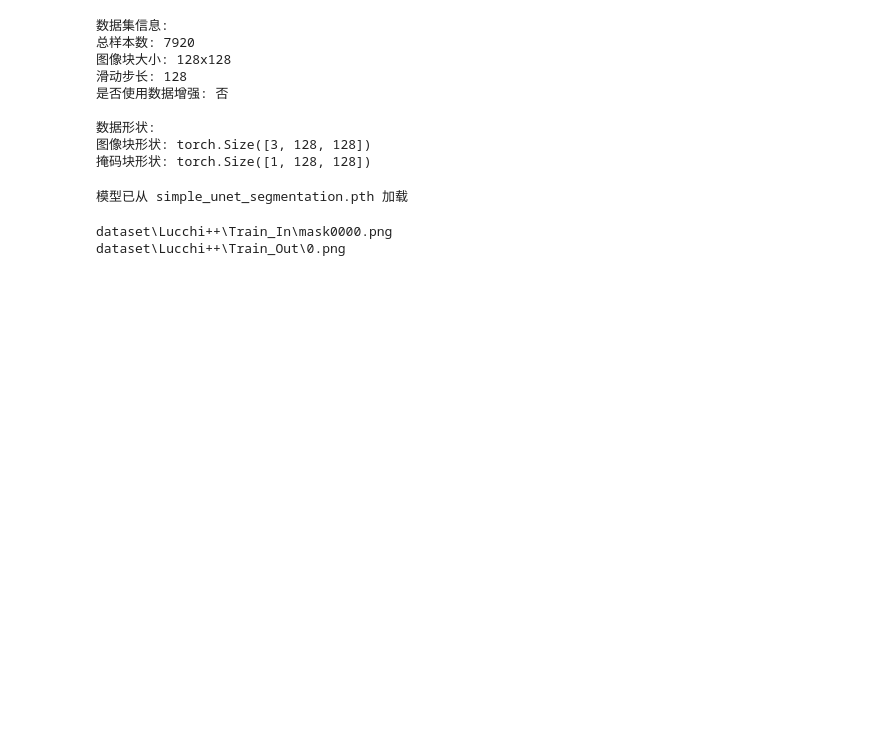
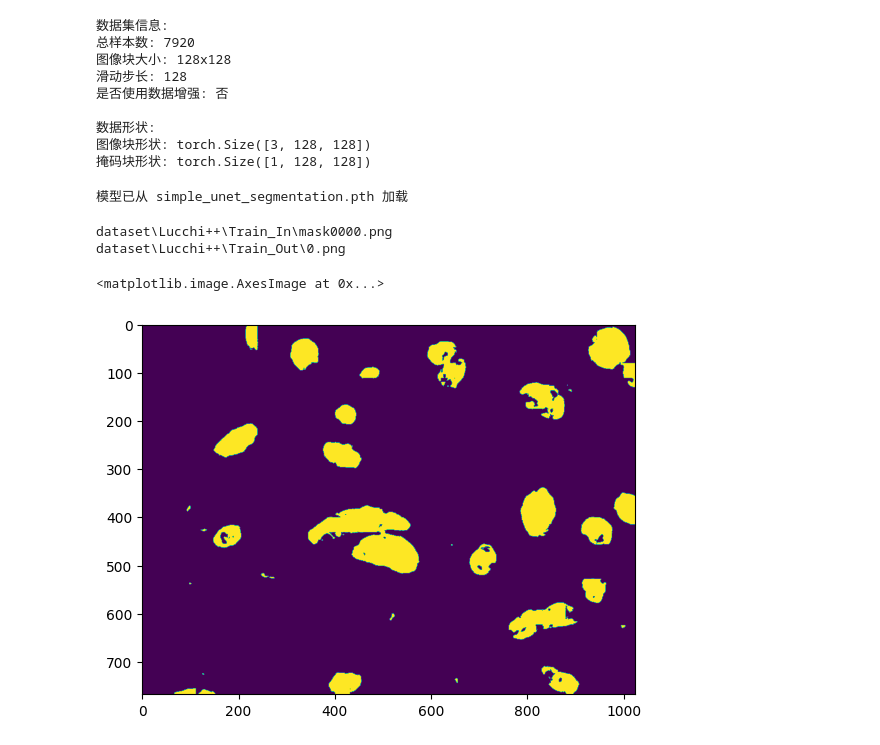
Before and after one commit to tom-choi/sam2, a Jupyter notebook: Unet_Train_try copy.ipynb, the cells around one changed output. Saved outputs shown, nothing was run; the diff lists cells and outputs as text; code cells hidden in the pictures; blank space fills up the shorter version.

```diff
--- a/Unet_Train_try copy.ipynb
+++ b/Unet_Train_try copy.ipynb
@@ -111,6 +111,21 @@ dataset\Lucchi++\Train_Out\0.png
 # %%
 # 获取预测的mask
 predicted_mask = predict(model, image_path)
+# %%
+from functions.imagePreprocessing import ImagePreprocessor
+
+from matplotlib import pyplot as plt
+
+plt.imshow(predicted_mask)
+
+# predicted_mask = ImagePreprocessor.advanced_denoise(
+#     input_image=predicted_mask
+# )
+
+# plt.imshow(predicted_mask)
+# %% [output]
+<matplotlib.image.AxesImage at 0x...>
+[figure, added]
 # %%
 from functions.samPrediction import main_prediction_process
 from functions.samPrediction import build_sam2_model
```
Also changed, not shown: parts of 1 cell of this notebook, 3 other files.
